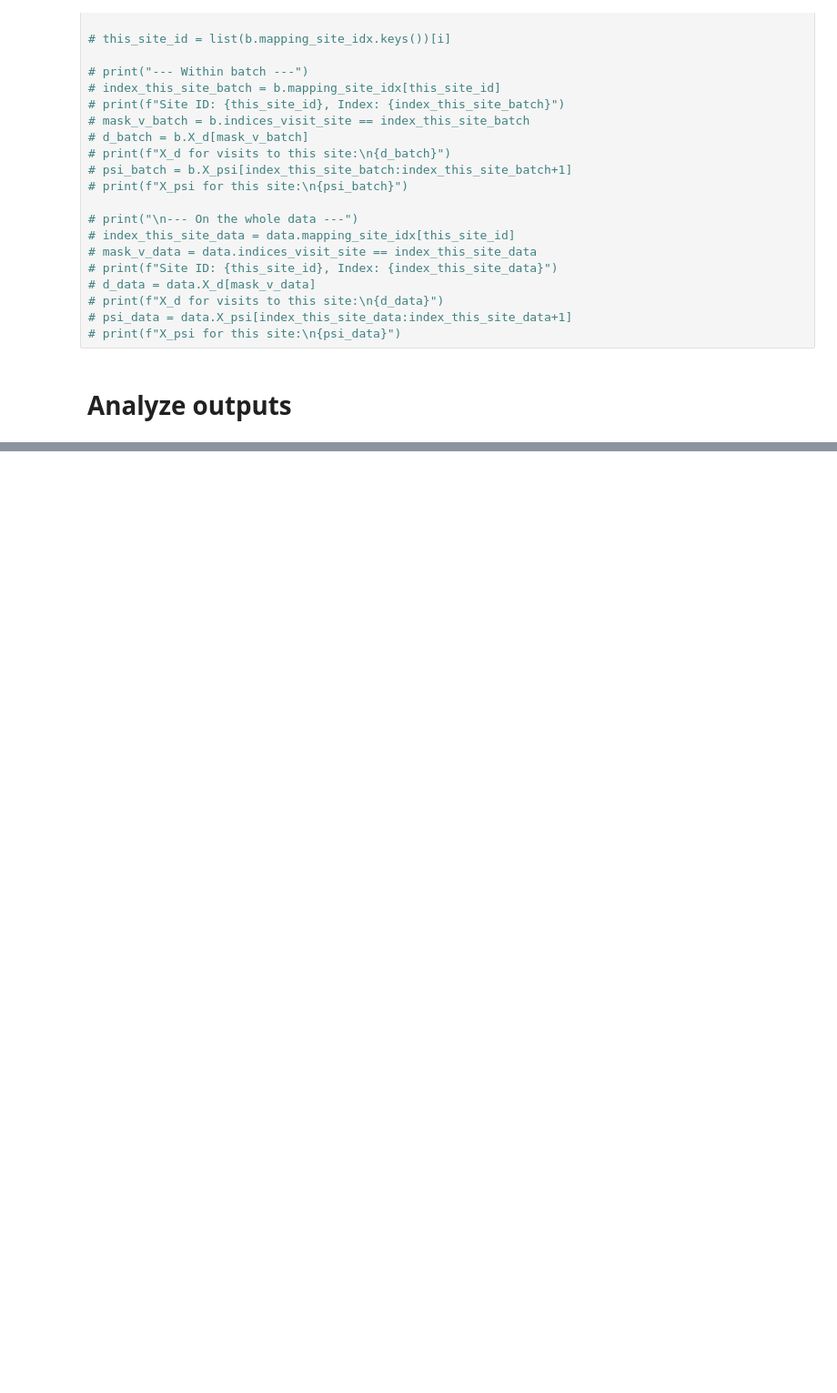
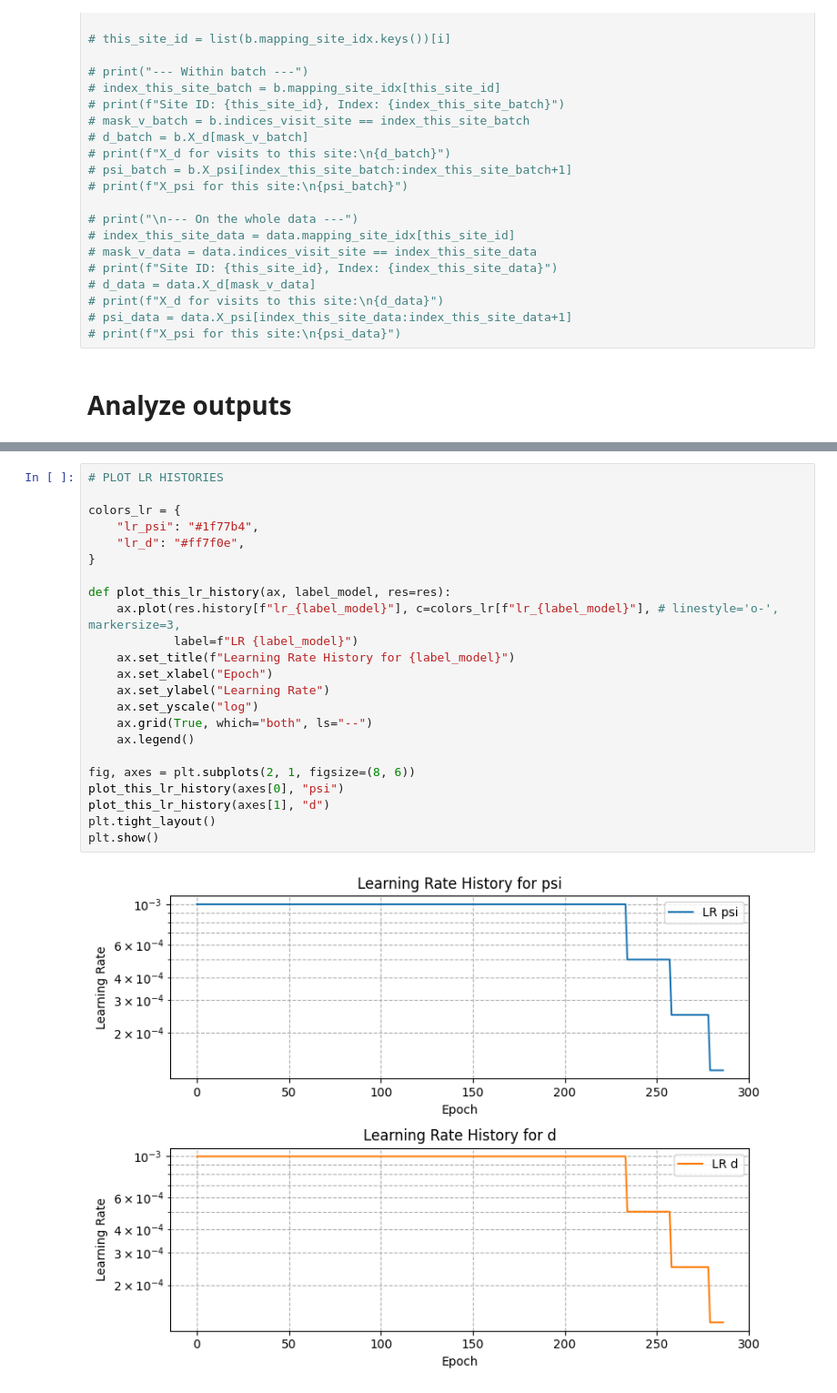
Before and after one commit to RaphBnrd/OccuPYcy, a Jupyter notebook: examples/simple_fit.ipynb, the cells around one changed output, grey strips where cells are left out. Shown at 91% size. Drawn from its saved outputs; the diff is of its cells as text; blank space fills up the shorter version.

```diff
--- a/examples/simple_fit.ipynb
+++ b/examples/simple_fit.ipynb
@@ -494,0 +496,25 @@ plt.show()
+# %%
+# PLOT LR HISTORIES
+
+colors_lr = {
+    "lr_psi": "#1f77b4",
+    "lr_d": "#ff7f0e",
+}
+
+def plot_this_lr_history(ax, label_model, res=res):
+    ax.plot(res.history[f"lr_{label_model}"], c=colors_lr[f"lr_{label_model}"], # linestyle='o-', markersize=3,
+            label=f"LR {label_model}")
+    ax.set_title(f"Learning Rate History for {label_model}")
+    ax.set_xlabel("Epoch")
+    ax.set_ylabel("Learning Rate")
+    ax.set_yscale("log")
+    ax.grid(True, which="both", ls="--")
+    ax.legend()
+
+fig, axes = plt.subplots(2, 1, figsize=(8, 6))
+plot_this_lr_history(axes[0], "psi")
+plot_this_lr_history(axes[1], "d")
+plt.tight_layout()
+plt.show()
+# %% [output]
+[figure, added]
```
Also changed, not shown: parts of 5 cells of this notebook, 7 other files.
